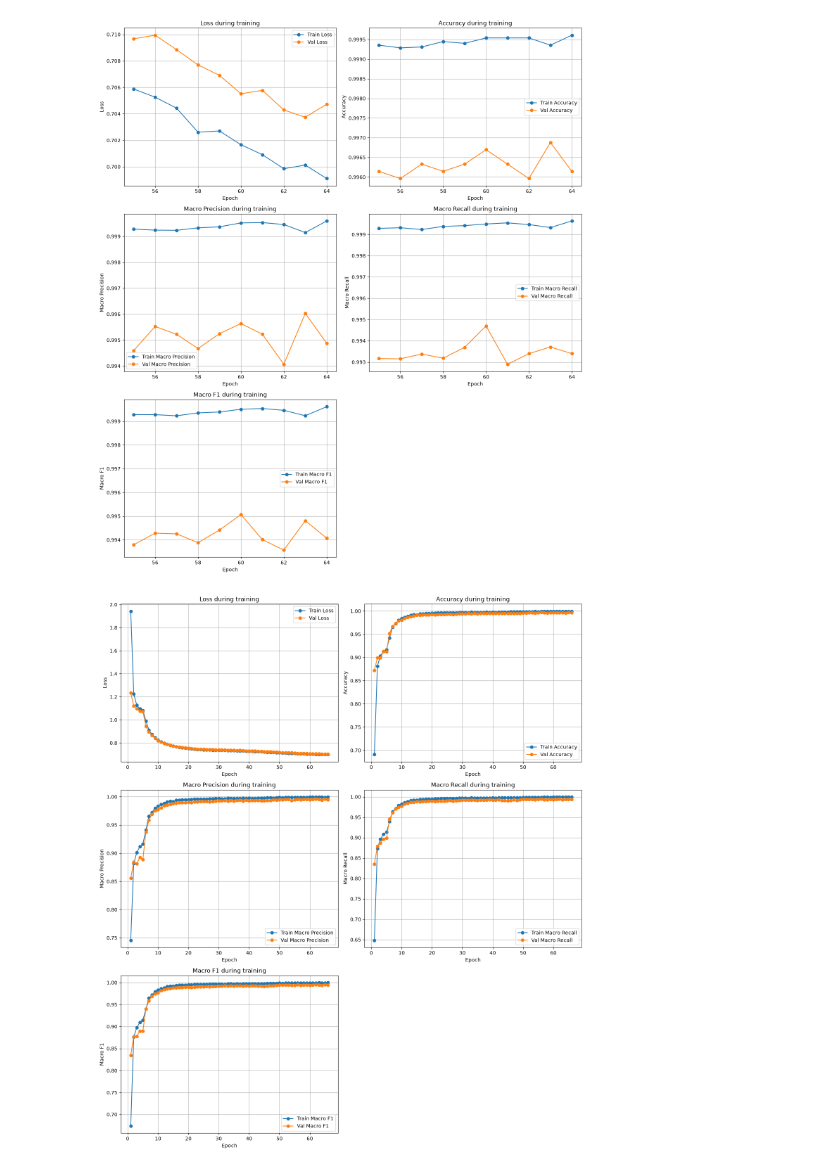
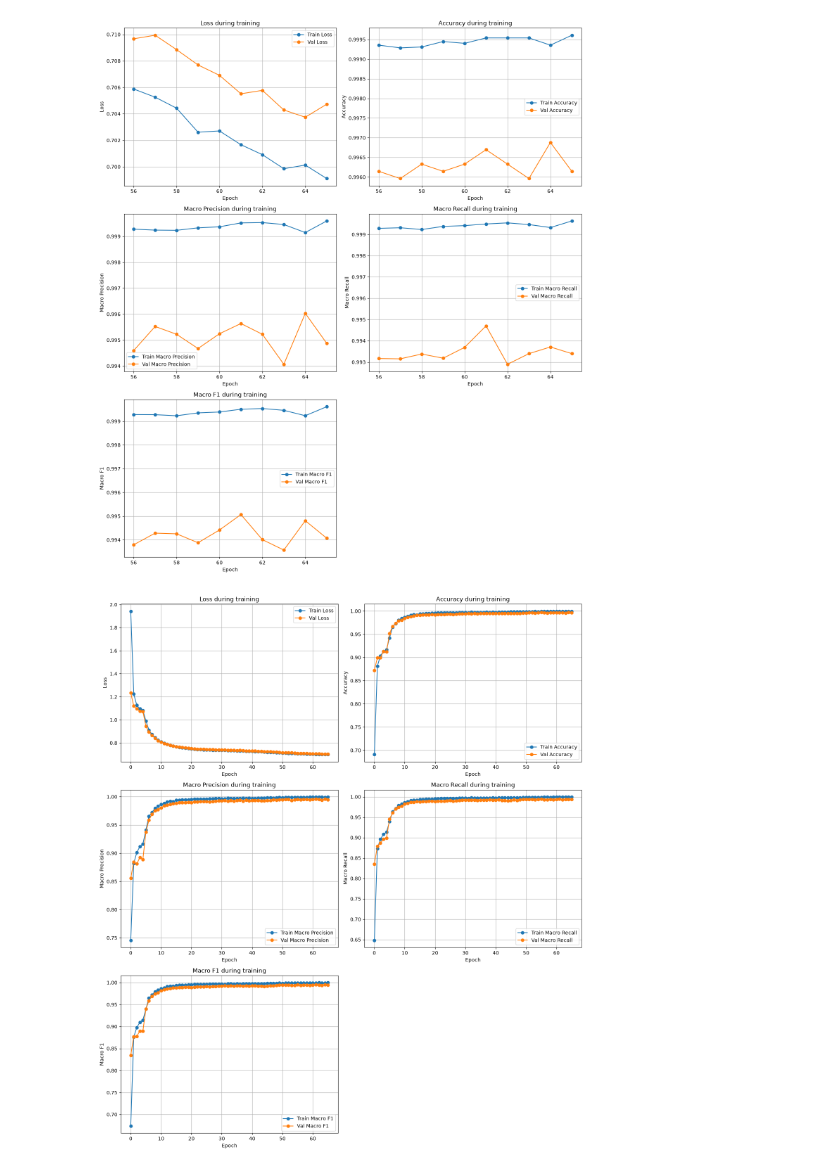
Before and after one commit to Juan-Antonio-24/plant-disease-cnn-benchmark, a Jupyter notebook: training/resnet18/Training monitoring.ipynb, the cells around one changed output. Cells and saved outputs as stored; diff of their text form; code cells hidden in the pictures.

```diff
--- a/training/resnet18/Training monitoring.ipynb
+++ b/training/resnet18/Training monitoring.ipynb
@@ -5,10 +5,9 @@ from pathlib import Path
 # %%
 model_dir = Path("../../model/resnet18")
 checkpoint_path = model_dir / "PlantVillage_ResNet18_checkpoint.pth"
-device = torch.device("cuda" if torch.cuda.is_available() else "cpu")
-checkpoint = torch.load(checkpoint_path, map_location=device, weights_only=False)
+checkpoint = torch.load(checkpoint_path, map_location="cpu", weights_only=False)
 distance = 10
-epochs = range(checkpoint['epoch'] - distance, checkpoint['epoch'])
+epochs = range(checkpoint['epoch'] - distance + 1, checkpoint['epoch'] + 1)
 
 plt.figure(figsize=(14, 16))
 
@@ -54,40 +53,39 @@ plt.grid(True)
 # ==========================================
 # 4. MACRO RECALL
 # ==========================================
 
 plt.subplot(3, 2, 4)
 plt.plot(epochs, checkpoint["train_recall_hist"][-distance:], label="Train Macro Recall", marker="o")
 plt.plot(epochs, checkpoint["val_recall_hist"][-distance:], label="Val Macro Recall", marker="o")
 plt.xlabel("Epoch")
 plt.ylabel("Macro Recall")
 plt.title("Macro Recall during training")
 plt.legend()
 plt.grid(True)
 
 # ==========================================
 # 5. MACRO F1
 # ==========================================
 
 plt.subplot(3, 2, 5)
 plt.plot(epochs, checkpoint["train_macro_f1_hist"][-distance:], label="Train Macro F1", marker="o")
 plt.plot(epochs, checkpoint["val_macro_f1_hist"][-distance:], label="Val Macro F1", marker="o")
 plt.xlabel("Epoch")
 plt.ylabel("Macro F1")
 plt.title("Macro F1 during training")
 plt.legend()
 plt.grid(True)
 
 
 plt.tight_layout()
 plt.show()
 # %% [output]
-[figure, old version]
+[figure, new version]
 # %%
 model_dir = Path("../../model/resnet18")
 checkpoint_path = model_dir / "PlantVillage_ResNet18_checkpoint.pth"
-device = torch.device("cuda" if torch.cuda.is_available() else "cpu")
-checkpoint = torch.load(checkpoint_path, map_location=device, weights_only=False)
-epochs = range(1, len(checkpoint['train_acc_hist']) + 1)
+checkpoint = torch.load(checkpoint_path, map_location="cpu", weights_only=False)
+epochs = range(0, len(checkpoint['train_acc_hist']))
 
 plt.figure(figsize=(14, 16))
 
@@ -160,4 +158,4 @@ plt.grid(True)
 plt.tight_layout()
 plt.show()
 # %% [output]
-[figure, old version]
+[figure, new version]
```
Also changed, not shown: 6 other files.
